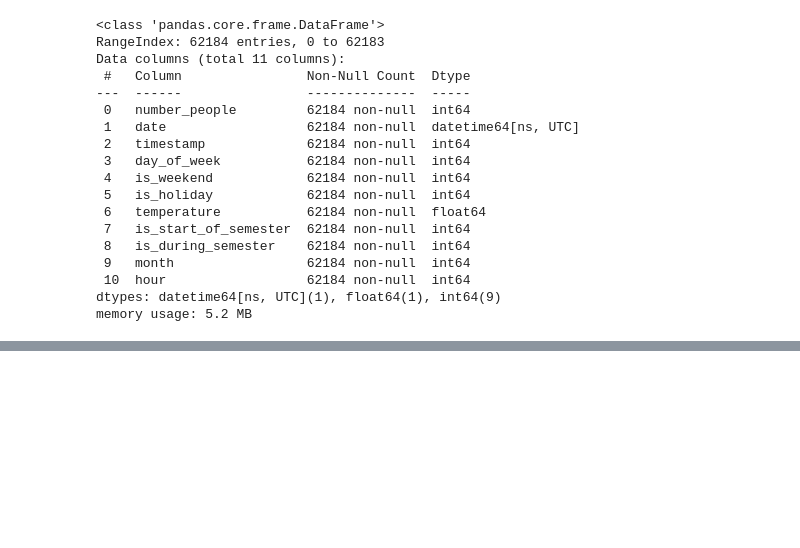
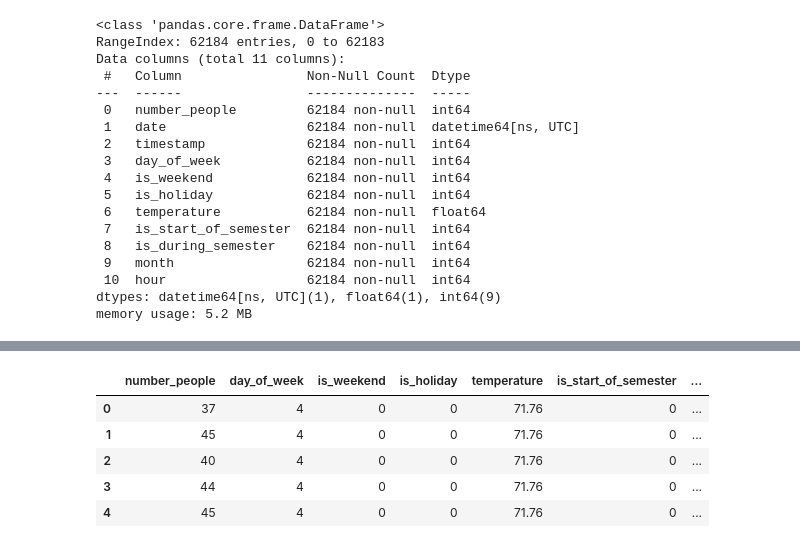
Before and after one commit to asevban/Data_Science_and_Machine_Learning_Camp_for100Days, a Jupyter notebook: Day 64-75 - Ensemble Algorithms/15-RandomForestRegressor.ipynb, the cells around one changed output, grey strips where cells are left out. Drawn from its saved outputs; the diff is of its cells as text; code cells hidden in the pictures; blank space fills up the shorter version.

```diff
--- a/Day 64-75 - Ensemble Algorithms/15-RandomForestRegressor.ipynb
+++ b/Day 64-75 - Ensemble Algorithms/15-RandomForestRegressor.ipynb
@@ -136,0 +168,9 @@ memory usage: 5.2 MB
+# %%
+df.head()
+# %% [output]
+|  | number_people | day_of_week | is_weekend | is_holiday | temperature | is_start_of_semester | ... |
+| 0 | 37 | 4 | 0 | 0 | 71.76 | 0 | ... |
+| 1 | 45 | 4 | 0 | 0 | 71.76 | 0 | ... |
+| 2 | 40 | 4 | 0 | 0 | 71.76 | 0 | ... |
+| 3 | 44 | 4 | 0 | 0 | 71.76 | 0 | ... |
+| 4 | 45 | 4 | 0 | 0 | 71.76 | 0 | ... |
```
Also changed, not shown: parts of 23 cells of this notebook.
